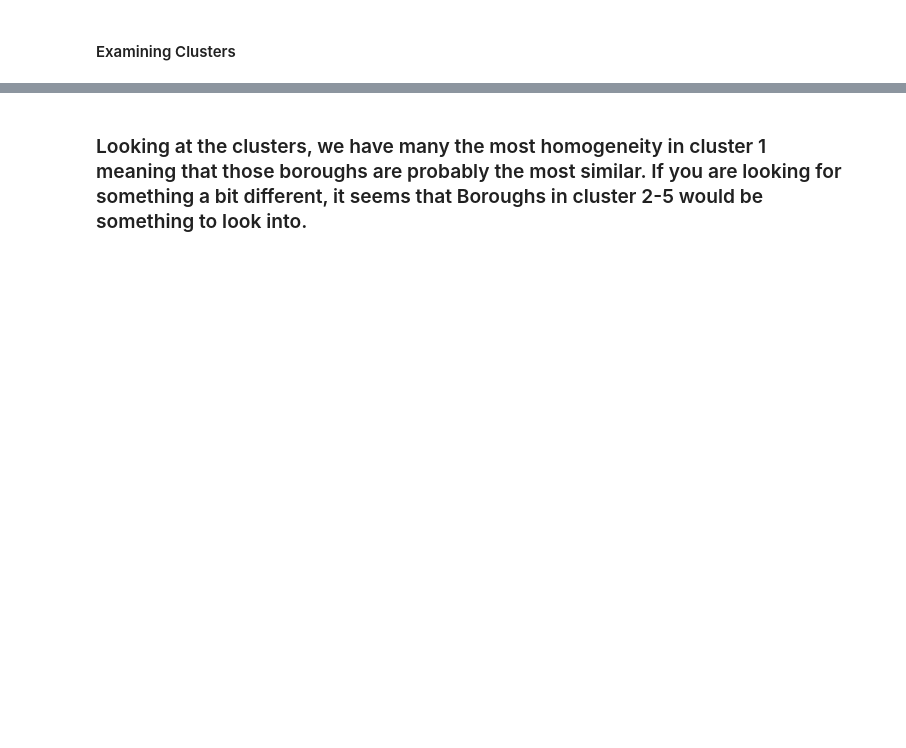
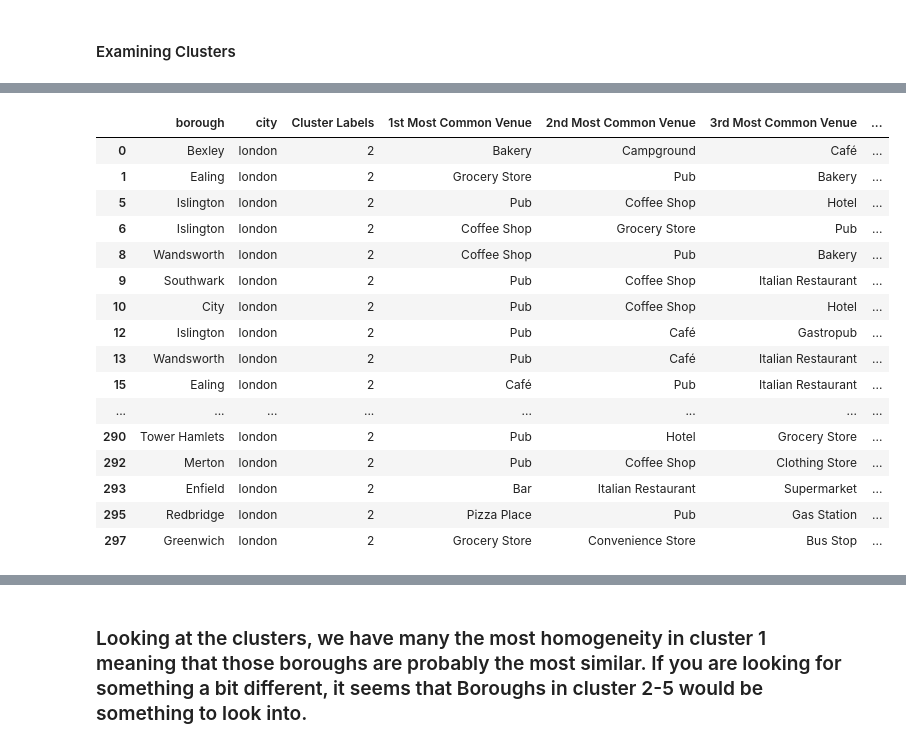
Before and after one commit to thelouwdown/Coursera_Capstone, a Jupyter notebook: IBM Capstone: Week 5.ipynb, the cells around one changed output, grey strips where cells are left out. Saved outputs shown, nothing was run; the diff lists cells and outputs as text; code cells hidden in the pictures; blank space fills up the shorter version.

```diff
--- a/IBM Capstone: Week 5.ipynb
+++ b/IBM Capstone: Week 5.ipynb
@@ -730,5 +1033,23 @@ am_lon_merged.loc[am_lon_merged['Cluster Labels'] == 1, am_lon_merged.columns[[1
 # %%
 #Cluster 3
-am_lon_merged.loc[am_lon_merged['Cluster Labels'] == 2, am_lon_merged.columns[[1] + list(range(5, am_lon_merged.shape[1]))]]
+am_lon_merged.loc[am_lon_merged['Cluster Labels'] == 2, am_lon_merged.columns[[1] + [4] + list(range(5, am_lon_merged.shape[1]))]]
+# %% [output]
+|  | borough | city | Cluster Labels | 1st Most Common Venue | 2nd Most Common Venue | 3rd Most Common Venue | ... |
+| 0 | Bexley | london | 2 | Bakery | Campground | Café | ... |
+| 1 | Ealing | london | 2 | Grocery Store | Pub | Bakery | ... |
+| 5 | Islington | london | 2 | Pub | Coffee Shop | Hotel | ... |
+| 6 | Islington | london | 2 | Coffee Shop | Grocery Store | Pub | ... |
+| 8 | Wandsworth | london | 2 | Coffee Shop | Pub | Bakery | ... |
+| 9 | Southwark | london | 2 | Pub | Coffee Shop | Italian Restaurant | ... |
+| 10 | City | london | 2 | Pub | Coffee Shop | Hotel | ... |
+| 12 | Islington | london | 2 | Pub | Café | Gastropub | ... |
+| 13 | Wandsworth | london | 2 | Pub | Café | Italian Restaurant | ... |
+| 15 | Ealing | london | 2 | Café | Pub | Italian Restaurant | ... |
+| ... | ... | ... | ... | ... | ... | ... | ... |
+| 290 | Tower Hamlets | london | 2 | Pub | Hotel | Grocery Store | ... |
+| 292 | Merton | london | 2 | Pub | Coffee Shop | Clothing Store | ... |
+| 293 | Enfield | london | 2 | Bar | Italian Restaurant | Supermarket | ... |
+| 295 | Redbridge | london | 2 | Pizza Place | Pub | Gas Station | ... |
+| 297 | Greenwich | london | 2 | Grocery Store | Convenience Store | Bus Stop | ... |
 # %%
 #Cluster 4
```
Also changed, not shown: parts of 41 cells of this notebook.
